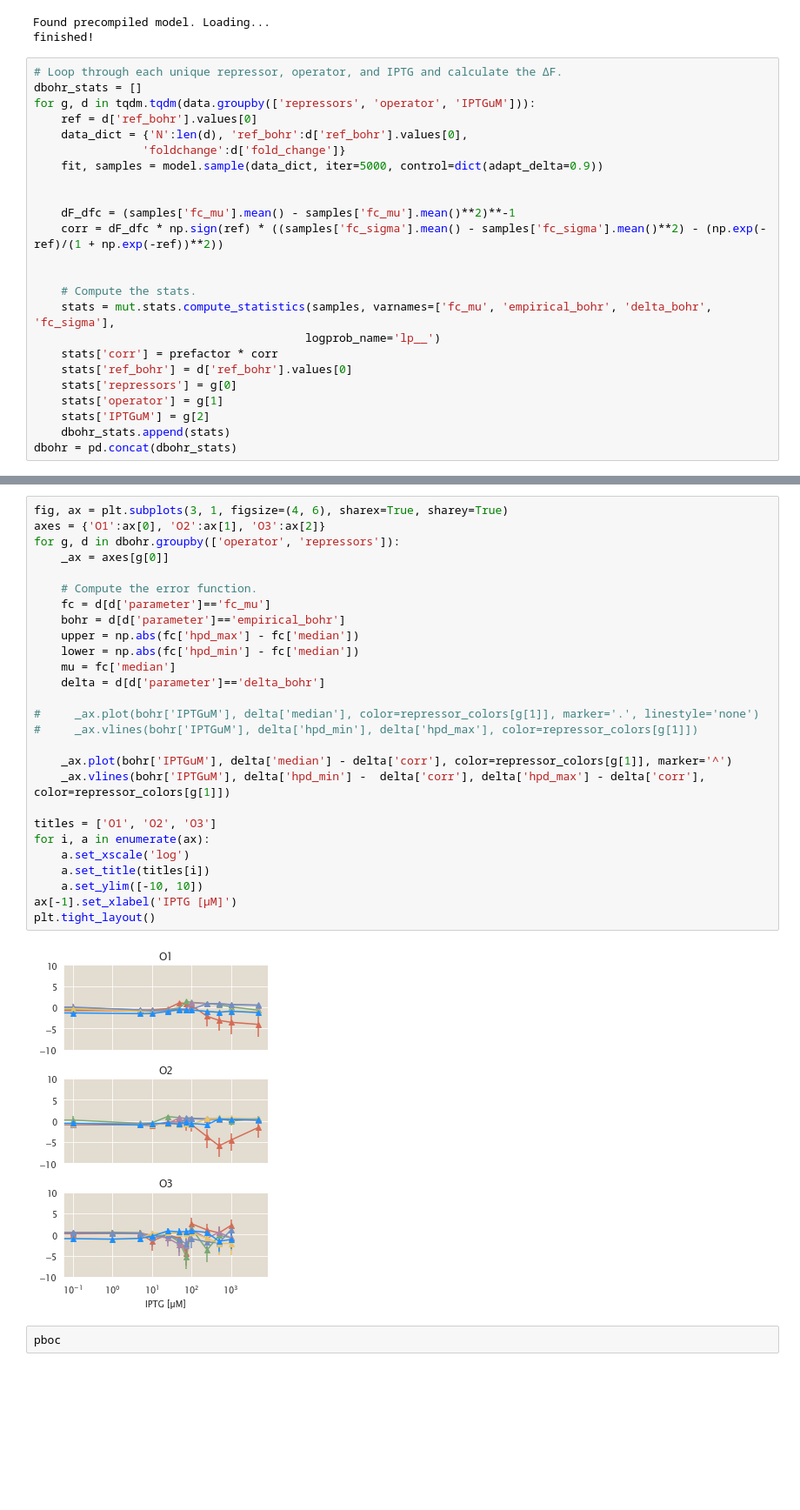
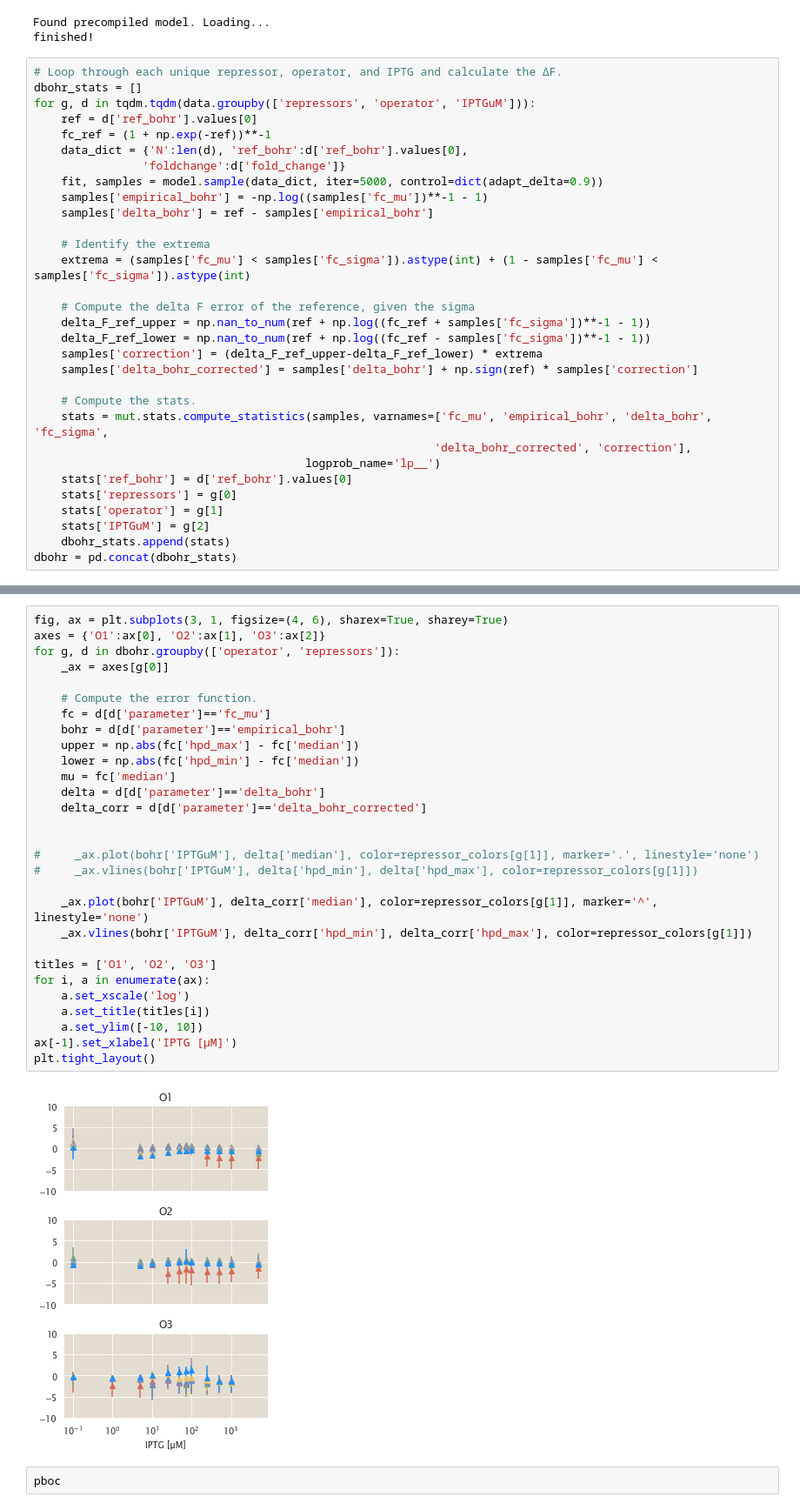
Before and after one commit to RPGroup-PBoC/mwc_mutants, a Jupyter notebook: code/analysis/systematic_correction_wt.ipynb, the cells around one changed output, grey strips where cells are left out. Shown: that part at 87% size. Saved outputs shown, nothing was run; the diff lists cells and outputs as text; blank space fills up the shorter version.

Commit message:
Applying error function to data

```diff
--- a/code/analysis/systematic_correction_wt.ipynb
+++ b/code/analysis/systematic_correction_wt.ipynb
@@ -53,19 +53,26 @@ finished!
 dbohr_stats = []
 for g, d in tqdm.tqdm(data.groupby(['repressors', 'operator', 'IPTGuM'])):
     ref = d['ref_bohr'].values[0]
+    fc_ref = (1 + np.exp(-ref))**-1
     data_dict = {'N':len(d), 'ref_bohr':d['ref_bohr'].values[0],
                 'foldchange':d['fold_change']}
     fit, samples = model.sample(data_dict, iter=5000, control=dict(adapt_delta=0.9))
+    samples['empirical_bohr'] = -np.log((samples['fc_mu'])**-1 - 1)
+    samples['delta_bohr'] = ref - samples['empirical_bohr']
 
+    # Identify the extrema
+    extrema = (samples['fc_mu'] < samples['fc_sigma']).astype(int) + (1 - samples['fc_mu'] < samples['fc_sigma']).astype(int)
 
-    dF_dfc = (samples['fc_mu'].mean() - samples['fc_mu'].mean()**2)**-1
-    corr = dF_dfc * np.sign(ref) * ((samples['fc_sigma'].mean() - samples['fc_sigma'].mean()**2) - (np.exp(-ref)/(1 + np.exp(-ref))**2))
-
+    # Compute the delta F error of the reference, given the sigma
+    delta_F_ref_upper = np.nan_to_num(ref + np.log((fc_ref + samples['fc_sigma'])**-1 - 1))
+    delta_F_ref_lower = np.nan_to_num(ref + np.log((fc_ref - samples['fc_sigma'])**-1 - 1))
+    samples['correction'] = (delta_F_ref_upper-delta_F_ref_lower) * extrema
+    samples['delta_bohr_corrected'] = samples['delta_bohr'] + np.sign(ref) * samples['correction']
 
     # Compute the stats.
-    stats = mut.stats.compute_statistics(samples, varnames=['fc_mu', 'empirical_bohr', 'delta_bohr', 'fc_sigma'],
+    stats = mut.stats.compute_statistics(samples, varnames=['fc_mu', 'empirical_bohr', 'delta_bohr', 'fc_sigma',
+                                                           'delta_bohr_corrected', 'correction'],
                                         logprob_name='lp__')
-    stats['corr'] = prefactor * corr
     stats['ref_bohr'] = d['ref_bohr'].values[0]
     stats['repressors'] = g[0]
     stats['operator'] = g[1]
@@ -77,32 +84,34 @@ WARNING:pystan:Try running with adapt_delta larger than 0.9 to remove the diverg
 # %%
 fig, ax = plt.subplots(3, 1, figsize=(4, 6), sharex=True, sharey=True)
 axes = {'O1':ax[0], 'O2':ax[1], 'O3':ax[2]}
 for g, d in dbohr.groupby(['operator', 'repressors']):
     _ax = axes[g[0]]
 
     # Compute the error function.
     fc = d[d['parameter']=='fc_mu']
     bohr = d[d['parameter']=='empirical_bohr']
     upper = np.abs(fc['hpd_max'] - fc['median'])
     lower = np.abs(fc['hpd_min'] - fc['median'])
     mu = fc['median']
     delta = d[d['parameter']=='delta_bohr']
+    delta_corr = d[d['parameter']=='delta_bohr_corrected']
+
 
 #     _ax.plot(bohr['IPTGuM'], delta['median'], color=repressor_colors[g[1]], marker='.', linestyle='none')
 #     _ax.vlines(bohr['IPTGuM'], delta['hpd_min'], delta['hpd_max'], color=repressor_colors[g[1]])
 
-    _ax.plot(bohr['IPTGuM'], delta['median'] - delta['corr'], color=repressor_colors[g[1]], marker='^')
-    _ax.vlines(bohr['IPTGuM'], delta['hpd_min'] -  delta['corr'], delta['hpd_max'] - delta['corr'], color=repressor_colors[g[1]])
+    _ax.plot(bohr['IPTGuM'], delta_corr['median'], color=repressor_colors[g[1]], marker='^', linestyle='none')
+    _ax.vlines(bohr['IPTGuM'], delta_corr['hpd_min'], delta_corr['hpd_max'], color=repressor_colors[g[1]])
 
 titles = ['O1', 'O2', 'O3']
 for i, a in enumerate(ax):
     a.set_xscale('log')
     a.set_title(titles[i])
     a.set_ylim([-10, 10])
 ax[-1].set_xlabel('IPTG [µM]')
 plt.tight_layout()
 # %% [output]
-[figure, old version]
+[figure, new version]
 # %%
 pboc
 # %% [output]
```
Also changed, not shown: parts of 2 cells of this notebook, 11 other files.
